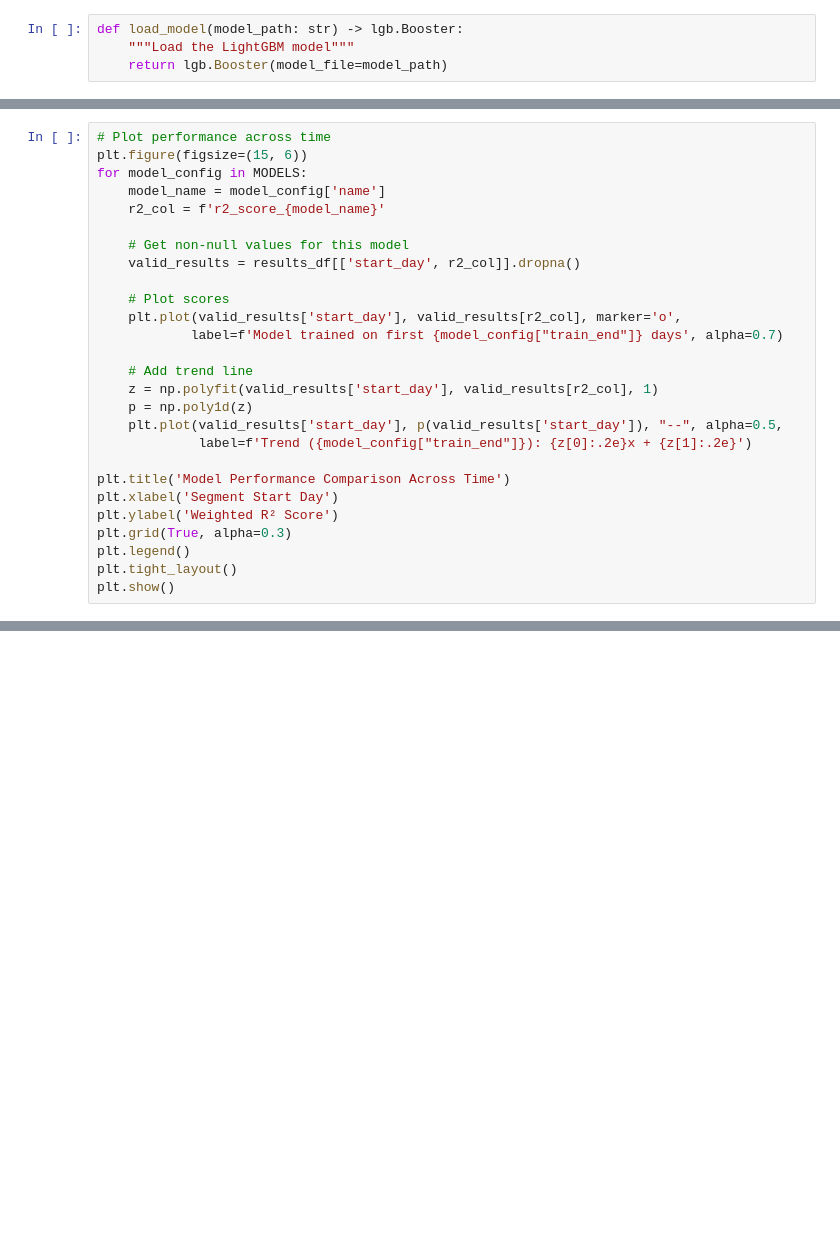
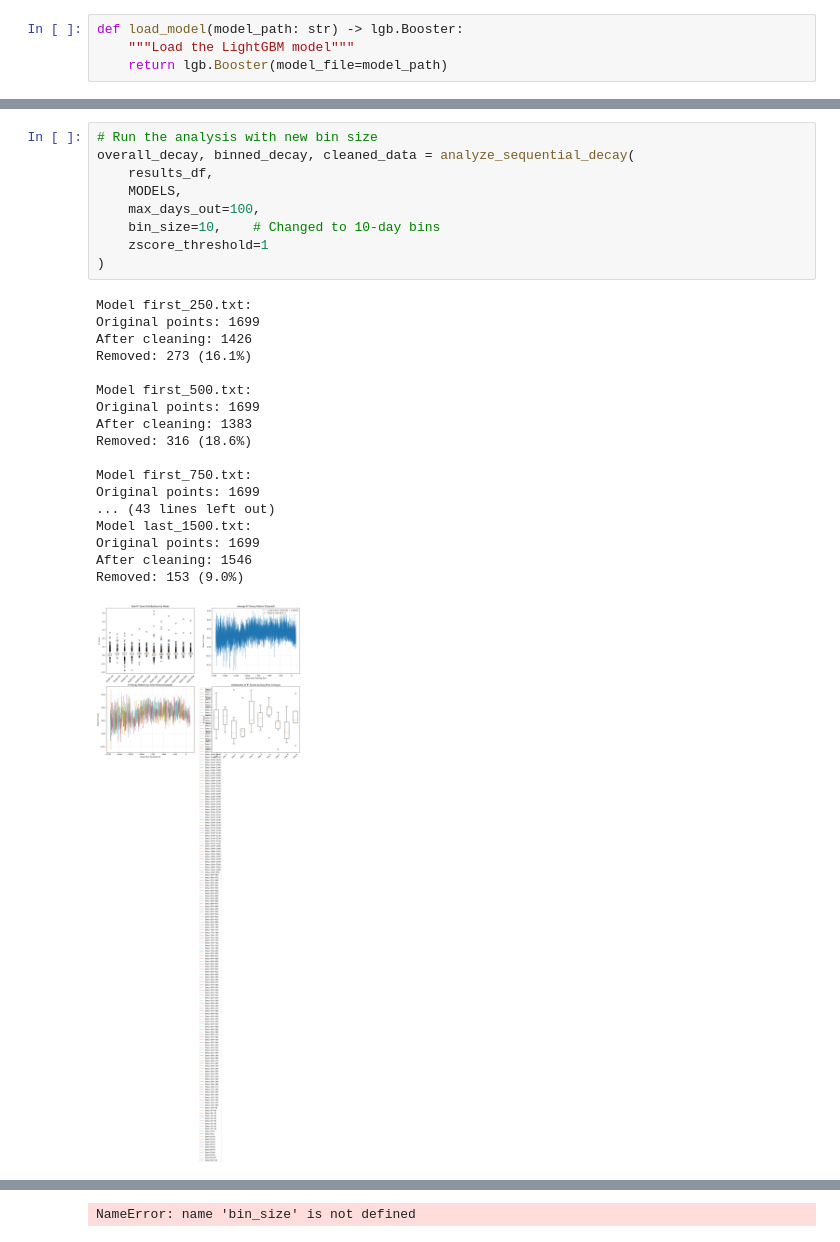
Before and after one commit to JacksonSprigg/JaneStreet-Kaggle, a Jupyter notebook: data_analysis/what_cv_to_use.ipynb, the cells around one changed output, grey strips where cells are left out. Saved outputs shown, nothing was run; the diff lists cells and outputs as text; blank space fills up the shorter version.

```diff
--- a/data_analysis/what_cv_to_use.ipynb
+++ b/data_analysis/what_cv_to_use.ipynb
@@ -201,27 +256,0 @@ Evaluating segments...
-# %%
-# Plot performance across time
-plt.figure(figsize=(15, 6))
-for model_config in MODELS:
-    model_name = model_config['name']
-    r2_col = f'r2_score_{model_name}'
-
-    # Get non-null values for this model
-    valid_results = results_df[['start_day', r2_col]].dropna()
-
-    # Plot scores
-    plt.plot(valid_results['start_day'], valid_results[r2_col], marker='o',
-            label=f'Model trained on first {model_config["train_end"]} days', alpha=0.7)
-
-    # Add trend line
-    z = np.polyfit(valid_results['start_day'], valid_results[r2_col], 1)
-    p = np.poly1d(z)
-    plt.plot(valid_results['start_day'], p(valid_results['start_day']), "--", alpha=0.5,
-             label=f'Trend ({model_config["train_end"]}): {z[0]:.2e}x + {z[1]:.2e}')
-
-plt.title('Model Performance Comparison Across Time')
-plt.xlabel('Segment Start Day')
-plt.ylabel('Weighted R² Score')
-plt.grid(True, alpha=0.3)
-plt.legend()
-plt.tight_layout()
-plt.show()
@@ -454,0 +559,28 @@ P-value: 0.972756
+# %%
+# Run the analysis with new bin size
+overall_decay, binned_decay, cleaned_data = analyze_sequential_decay(
+    results_df,
+    MODELS,
+    max_days_out=100,
+    bin_size=10,    # Changed to 10-day bins
+    zscore_threshold=1
+)
+# %% [output]
+Model first_250.txt:
+Original points: 1699
+After cleaning: 1426
+Removed: 273 (16.1%)
+
+Model first_500.txt:
+Original points: 1699
+After cleaning: 1383
+Removed: 316 (18.6%)
+
+Model first_750.txt:
+Original points: 1699
+... (43 lines left out)
+Model last_1500.txt:
+Original points: 1699
+After cleaning: 1546
+Removed: 153 (9.0%)
+[figure, added]
@@ -454,0 +604 @@ P-value: 0.972756
+NameError: name 'bin_size' is not defined
```
Also changed, not shown: parts of 12 cells of this notebook, 1 other file.
